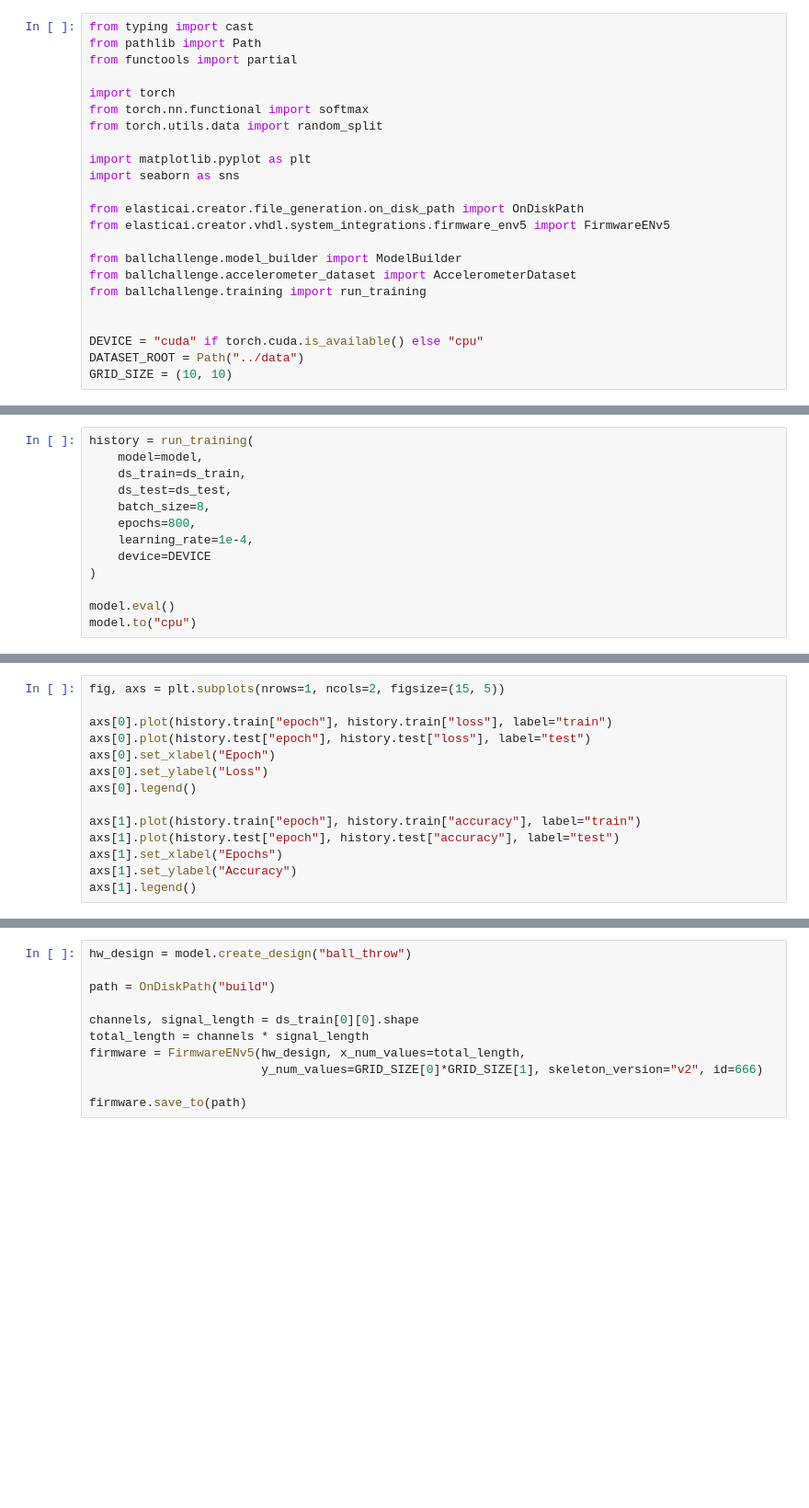
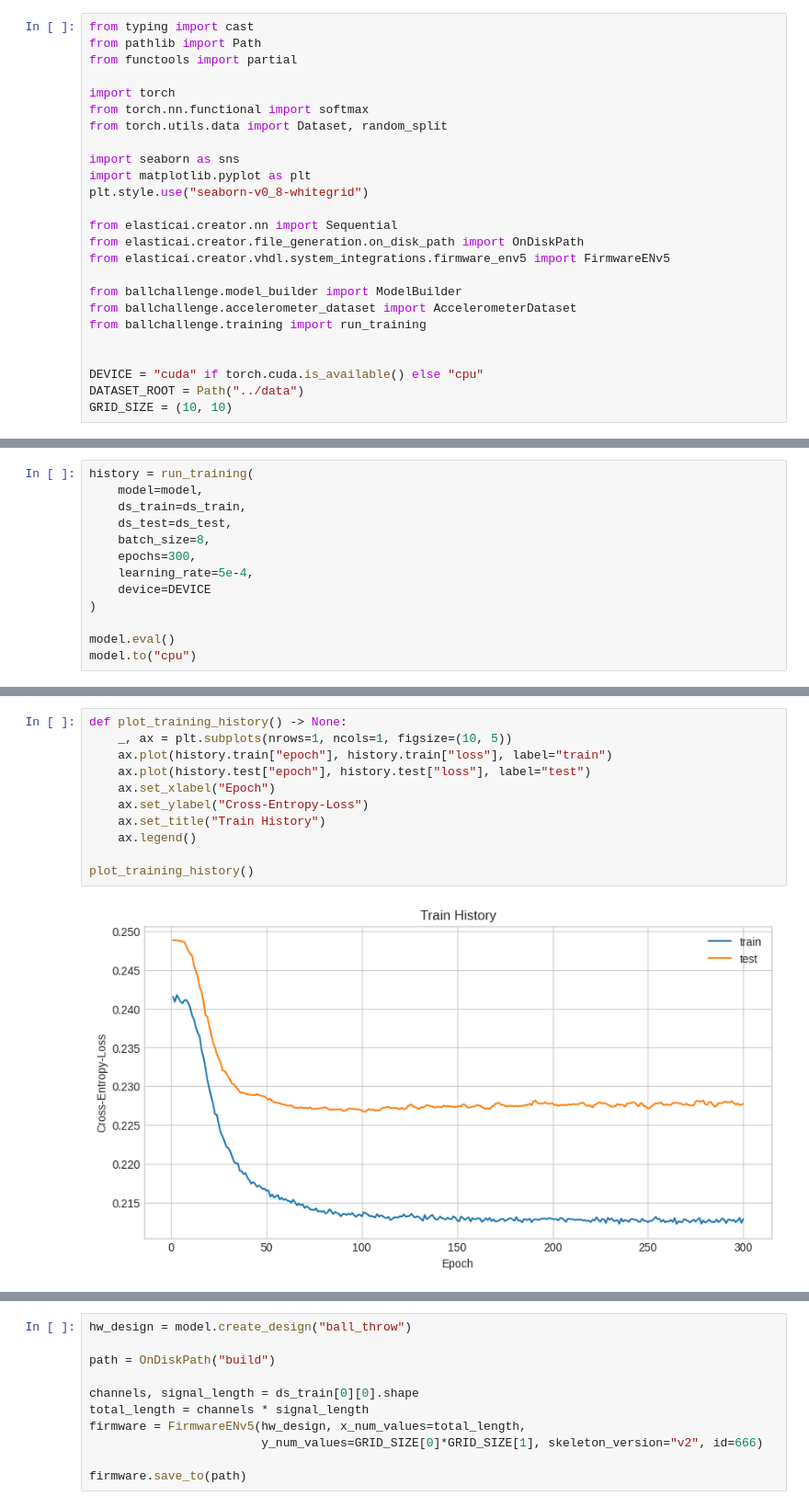
Before and after one commit to es-ude/BallChallenge, a Jupyter notebook: ml_resources/ball_challenge.ipynb, the cells around one changed output, grey strips where cells are left out. Shown at 92% size. Cells and saved outputs as stored; diff of their text form; blank space fills up the shorter version.

Commit message:
feat(ml): add comments, improve readability, change model architecture and set fixed seed for data splitting
Signed-off-by: Julian Hoever <julianhoever@posteo.de>

```diff
--- a/ml_resources/ball_challenge.ipynb
+++ b/ml_resources/ball_challenge.ipynb
@@ -5,11 +7,13 @@ from functools import partial
 
 import torch
 from torch.nn.functional import softmax
-from torch.utils.data import random_split
+from torch.utils.data import Dataset, random_split
 
+import seaborn as sns
 import matplotlib.pyplot as plt
-import seaborn as sns
+plt.style.use("seaborn-v0_8-whitegrid")
 
+from elasticai.creator.nn import Sequential
 from elasticai.creator.file_generation.on_disk_path import OnDiskPath
 from elasticai.creator.vhdl.system_integrations.firmware_env5 import FirmwareENv5
 
@@ -62,8 +83,8 @@ history = run_training(
     ds_train=ds_train,
     ds_test=ds_test,
     batch_size=8,
-    epochs=800,
-    learning_rate=1e-4,
+    epochs=300,
+    learning_rate=5e-4,
     device=DEVICE
 )
 
@@ -72,14 +125,13 @@ model.to("cpu")
 # %%
-fig, axs = plt.subplots(nrows=1, ncols=2, figsize=(15, 5))
+def plot_training_history() -> None:
+    _, ax = plt.subplots(nrows=1, ncols=1, figsize=(10, 5))
+    ax.plot(history.train["epoch"], history.train["loss"], label="train")
+    ax.plot(history.test["epoch"], history.test["loss"], label="test")
+    ax.set_xlabel("Epoch")
+    ax.set_ylabel("Cross-Entropy-Loss")
+    ax.set_title("Train History")
+    ax.legend()
 
-axs[0].plot(history.train["epoch"], history.train["loss"], label="train")
-axs[0].plot(history.test["epoch"], history.test["loss"], label="test")
-axs[0].set_xlabel("Epoch")
-axs[0].set_ylabel("Loss")
-axs[0].legend()
-
-axs[1].plot(history.train["epoch"], history.train["accuracy"], label="train")
-axs[1].plot(history.test["epoch"], history.test["accuracy"], label="test")
-axs[1].set_xlabel("Epochs")
-axs[1].set_ylabel("Accuracy")
-axs[1].legend()
+plot_training_history()
+# %% [output]
+[figure, added]
```
Also changed, not shown: parts of 21 cells of this notebook.
